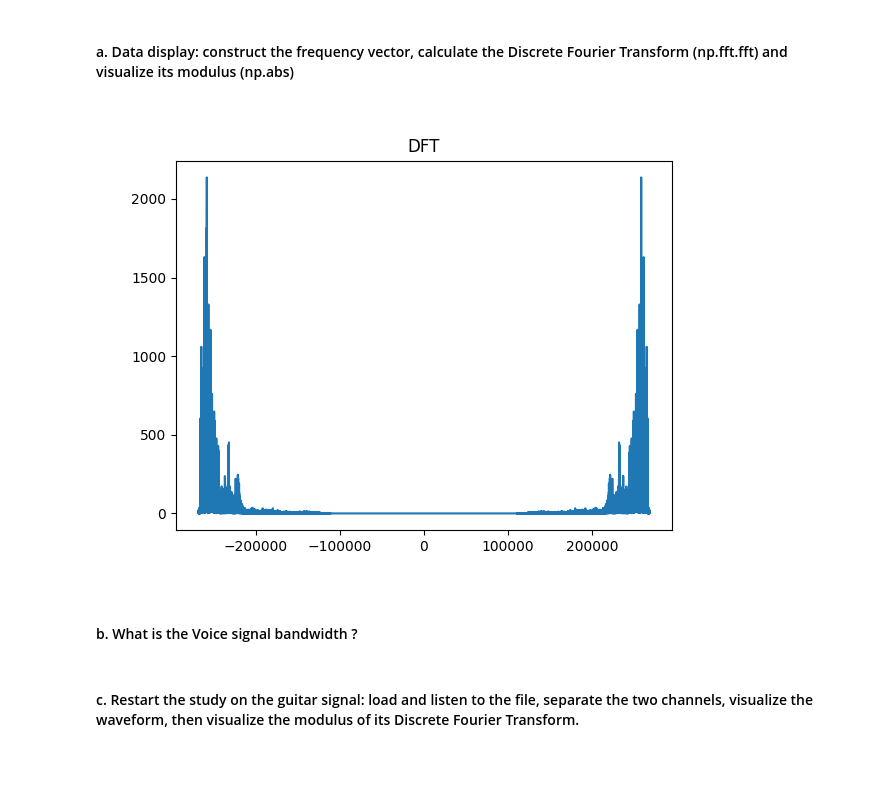
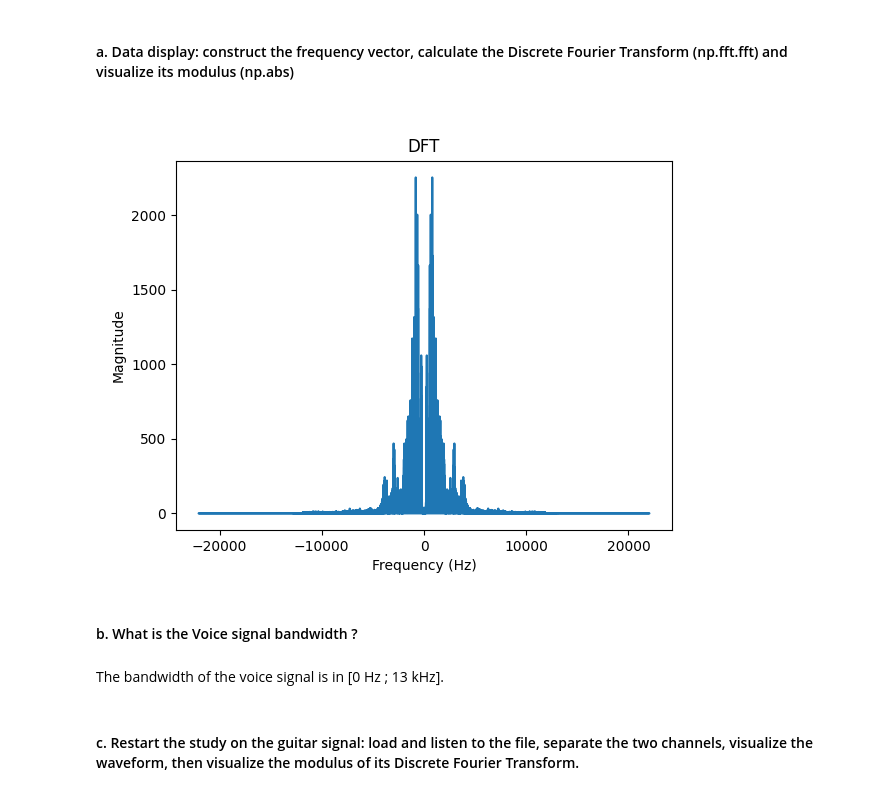
Before and after one commit to SharaineMALARVIJY/S1_Traitement_du_son, a Jupyter notebook: TP1/TP1_Son1.ipynb, the cells around one changed output. Cells and saved outputs as stored; diff of their text form; code cells hidden in the pictures; blank space fills up the shorter version.

```diff
--- a/TP1/TP1_Son1.ipynb
+++ b/TP1/TP1_Son1.ipynb
@@ -47,8 +44,8 @@ plt.show()
 # %% [markdown]
 #### c. Separate the two channels and visualize the right channel
 # %%
-x_voice0R = x_voice0[:, 0]
-x_voice0L = x_voice0[:, 1]
+x_voice0R = x_voice0[:, 1]
+x_voice0L = x_voice0[:, 0]
 def plot_right(x_voice0R):
     t_nb_point = len(x_voice0R)
     t_vect = np.linspace(0, t_nb_point/Fs, t_nb_point)
@@ -73,18 +70,23 @@ By lowering Fs we get the opposite.
 # %% [markdown]
 #### a. Data display: construct the frequency vector, calculate the Discrete Fourier Transform (np.fft.fft) and visualize its modulus (np.abs)
 # %%
-dft = np.fft.fft(x_voice0R)
-f_nb_point = len(dft)
-f_vector = np.linspace(-f_nb_point//2, f_nb_point//2, f_nb_point)
+def plot_spectrum(x_voice0R, Fs):
+    dft = np.fft.fft(x_voice0R)
+    f_vector = np.fft.fftfreq(len(dft), d=1/Fs)
+    plt.figure()
+    plt.plot(f_vector, np.abs(dft))
+    plt.title("DFT")
+    plt.xlabel("Frequency (Hz)")
+    plt.ylabel("Magnitude")
+    plt.show()
 
-plt.figure()
-plt.plot(f_vector, np.abs(dft))
-plt.title("DFT")
-plt.show()
+plot_spectrum(x_voice0R, Fs)
 # %% [output]
-[figure, old version]
+[figure, new version]
 # %% [markdown]
 #### b. What is the Voice signal bandwidth ?
+# %% [markdown]
+The bandwidth of the voice signal is in [0 Hz ; 13 kHz].
 # %% [markdown]
 #### c. Restart the study on the guitar signal: load and listen to the file, separate the two channels, visualize the waveform, then visualize the modulus of its Discrete Fourier Transform.
 # %%
```
Also changed, not shown: parts of 11 cells of this notebook, 1 other file.
